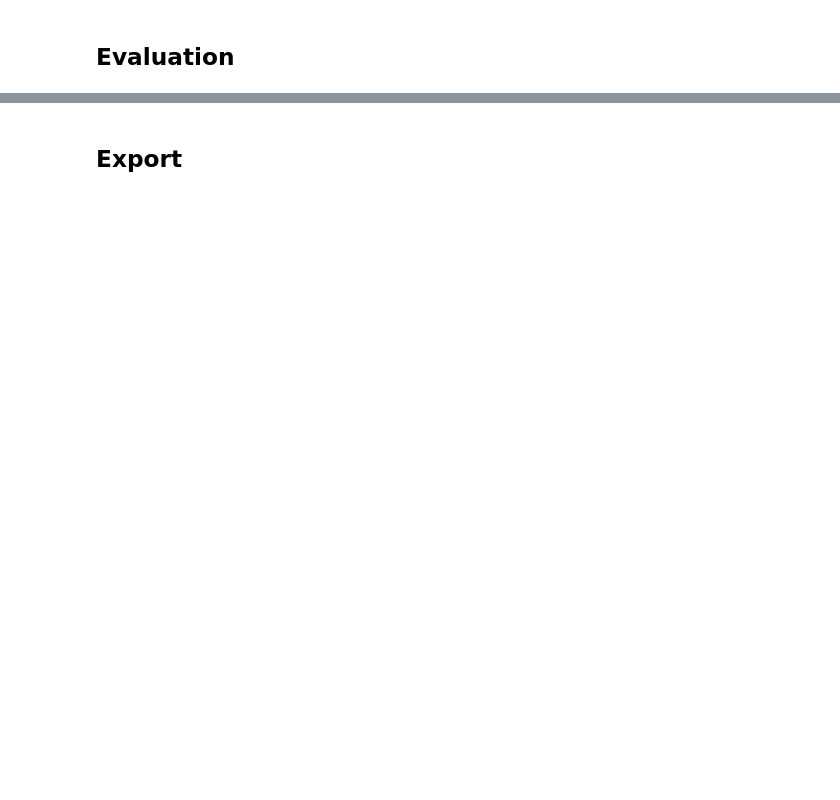
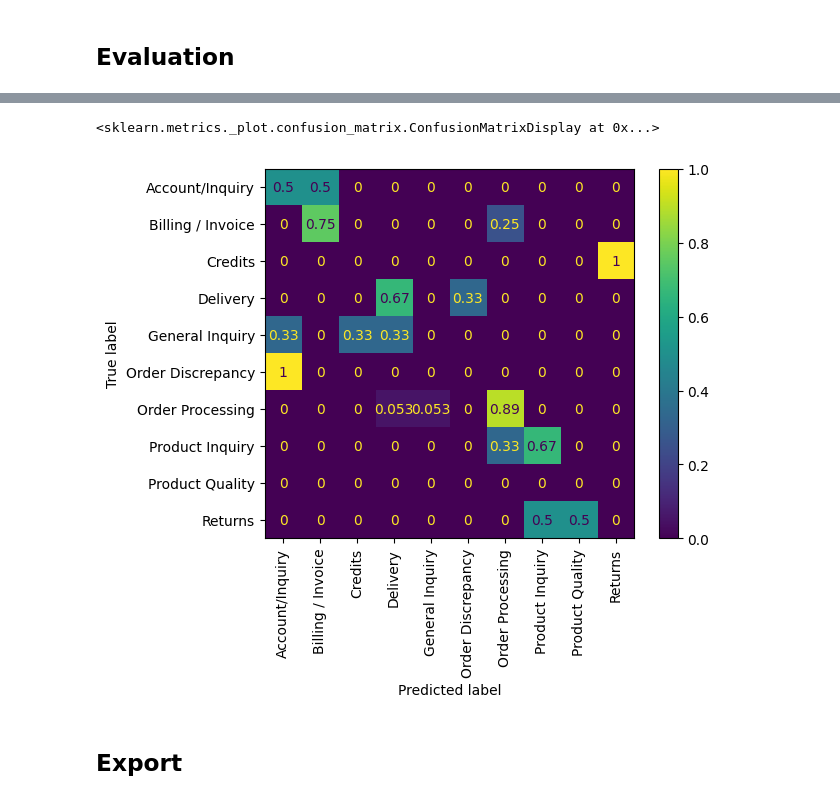
Before and after one commit to cah-jake-bergren/customer_service_email_classification, a Jupyter notebook: nbs/experiments/10_10k_retrieval_filtering.ipynb, the cells around one changed output, grey strips where cells are left out. Drawn from its saved outputs; the diff is of its cells as text; code cells hidden in the pictures; blank space fills up the shorter version.

```diff
--- a/nbs/experiments/10_10k_retrieval_filtering.ipynb
+++ b/nbs/experiments/10_10k_retrieval_filtering.ipynb
@@ -360,0 +404,12 @@ PREDICTION_PROMPT = PromptTemplate.from_template(PREDICTION_TEMPLATE)
+# %%
+#| export
+def format_filtered_examples(examples: Dict[str, List[Document]]) -> str:
+    result = ""
+    for cat, docs in examples.items():
+        cat_header = f"||{cat}|| examples;"
+        document_content = "\n".join(
+            [
+                f"Summary: {d.page_content}\nLabel: {d.metadata.get('label')}\n" for d in docs
+            ])
+        result = result + cat_header + document_content
+    return result
@@ -360,0 +427,5 @@ PREDICTION_PROMPT = PromptTemplate.from_template(PREDICTION_TEMPLATE)
+# %%
+#| export
+@quota_handler
+def invoke_chain(chain: RunnableSequence, *args, **kwargs) -> Any:
+    return chain.invoke(*args, **kwargs)
@@ -361,2 +470,19 @@ PREDICTION_PROMPT = PromptTemplate.from_template(PREDICTION_TEMPLATE)
+# %%
+test_predictions = []
+
+for s in tqdm(test_summary_df.summary, ncols=80, leave=True):
+    s_label = get_summary_prediction(
+        summary=s,
+        chroma=chroma,
+        step_1_chain=step_1_chain,
+        step_2_chain=prediction_chain,
+        descriptions=descriptions_dict
+    )
+    test_predictions.append(s_label)
 # %% [markdown]
 ## Evaluation
+# %%
+pred_kwargs = {
+    'y_true': test_summary_df.iloc[:, :].label.tolist(),
+    'y_pred': test_predictions
+}
@@ -363,3 +512,12 @@ PREDICTION_PROMPT = PromptTemplate.from_template(PREDICTION_TEMPLATE)
+# %%
+metrics.ConfusionMatrixDisplay.from_predictions(
+    normalize='true',
+    xticks_rotation='vertical',
+    **pred_kwargs
+)
+# %% [output]
+<sklearn.metrics._plot.confusion_matrix.ConfusionMatrixDisplay at 0x...>
+[figure, added]
 # %% [markdown]
 ## Export
 # %%
```
Also changed, not shown: parts of 17 cells of this notebook, 2 other files.
